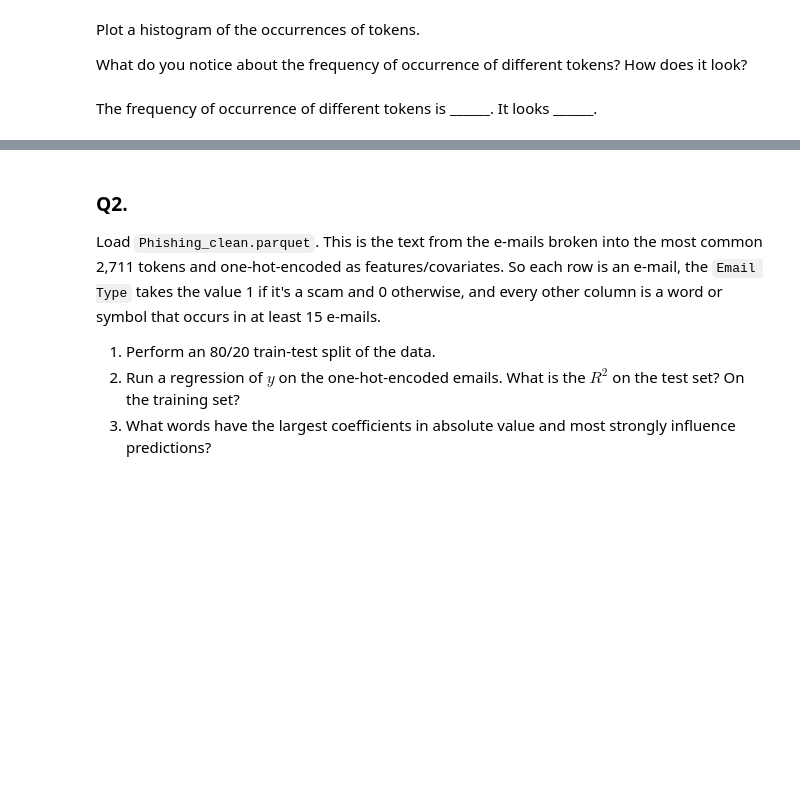
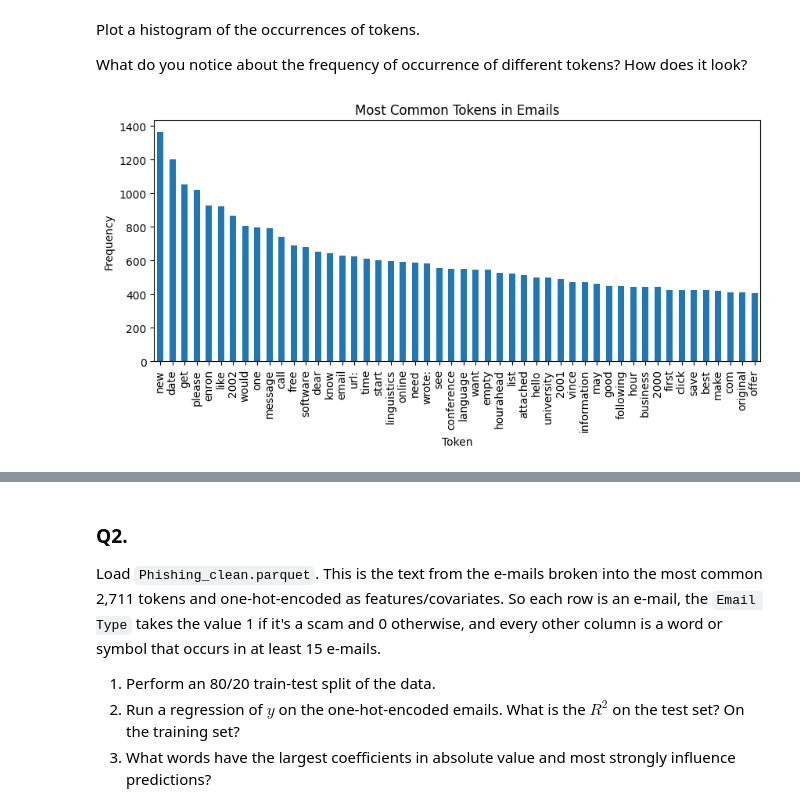
Before and after one commit to KendallFreese/pca_assignment, a Jupyter notebook: assignment.ipynb, the cells around one changed output, grey strips where cells are left out. Saved outputs shown, nothing was run; the diff lists cells and outputs as text; code cells hidden in the pictures; blank space fills up the shorter version.

```diff
--- a/assignment.ipynb
+++ b/assignment.ipynb
@@ -10,11 +10,22 @@ Fair warning: Some of these scam e-mails have offensive content. If you start re
 **Tokens**: The individual words or symbols that create text data like emails. Natural Language Processing is primarily about analyzing the frequency and co-occurrence of tokens.
 
 I aggregated all the emails into a single vector, and removed the punctuation and very common words (e.g. "the"). Run the below code chunk to open it, and use the Counter class to look at the most common words:
-# %%
-import pickle
-with open('data/all_tokens.pickle', 'rb') as file:
-    all_tokens = pickle.load(file)
-
-from collections import Counter
-token_count = Counter(all_tokens)
-token_freq = token_count.most_common()
+# %%
+import pickle
+import pandas as pd
+import urllib.request
+import matplotlib.pyplot as plt
+
+
+# url to get github data
+url = "https://raw.githubusercontent.com/KendallFreese/pca_assignment/main/data/all_tokens.pickle"
+
+# open url and perform given actions
+with urllib.request.urlopen(url) as response:
+    all_tokens = pickle.load(response)
+
+from collections import Counter
+token_count = Counter(all_tokens)
+token_freq = token_count.most_common()
+token_counts = pd.Series(all_tokens).value_counts()
+token_counts.head(20)
@@ -27,2 +55,11 @@ What do you notice about the frequency of occurrence of different tokens? How do
-# %% [markdown]
-The frequency of occurrence of different tokens is ______. It looks ______.
+# %%
+# histogram plot of top 50 tokens
+
+plt.figure(figsize=(10, 4))
+token_counts.head(50).plot(kind="bar")
+plt.title("Most Common Tokens in Emails")
+plt.ylabel("Frequency")
+plt.xlabel("Token")
+plt.show()
+# %% [output]
+[figure, added]
```
Also changed, not shown: parts of 3 cells of this notebook.
